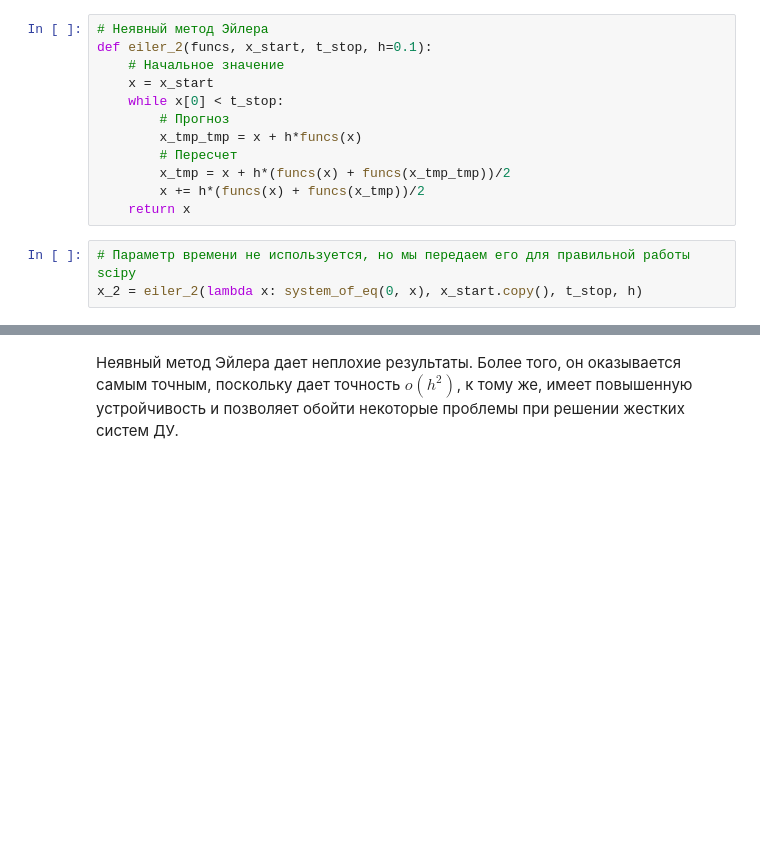
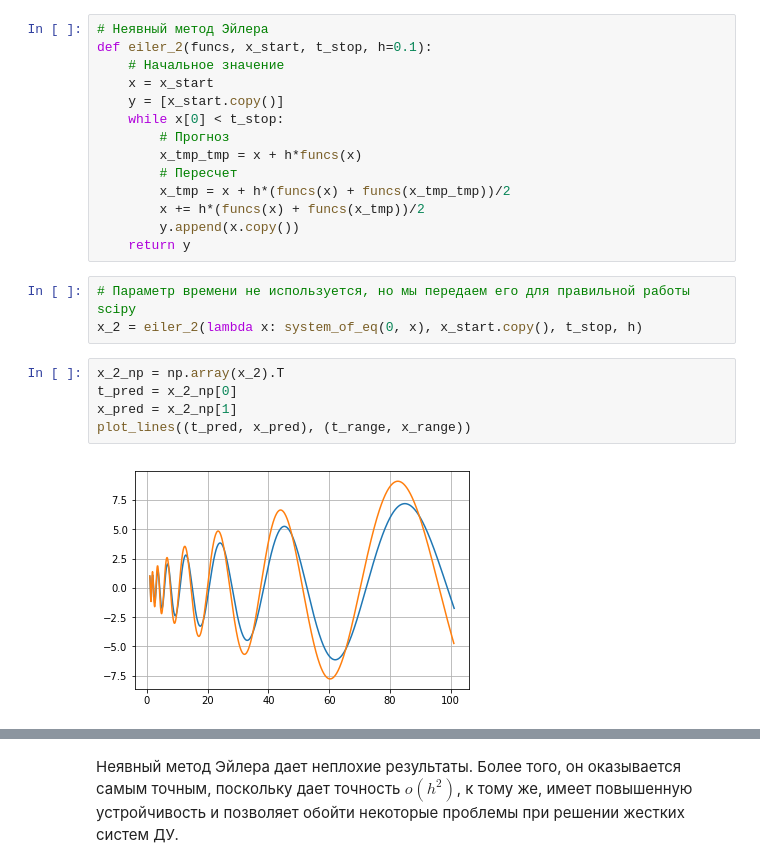
Before and after one commit to alekseik1/calc_math-labs, a Jupyter notebook: main.ipynb, the cells around one changed output, grey strips where cells are left out. Cells and saved outputs as stored; diff of their text form; blank space fills up the shorter version.

```diff
--- a/main.ipynb
+++ b/main.ipynb
@@ -79,14 +96,23 @@ compare_results(t_theor(t_stop), x_1[1])
 def eiler_2(funcs, x_start, t_stop, h=0.1):
     # Начальное значение
     x = x_start
+    y = [x_start.copy()]
     while x[0] < t_stop:
         # Прогноз
         x_tmp_tmp = x + h*funcs(x)
         # Пересчет
         x_tmp = x + h*(funcs(x) + funcs(x_tmp_tmp))/2
         x += h*(funcs(x) + funcs(x_tmp))/2
-    return x
+        y.append(x.copy())
+    return y
 # %%
 # Параметр времени не используется, но мы передаем его для правильной работы scipy
 x_2 = eiler_2(lambda x: system_of_eq(0, x), x_start.copy(), t_stop, h)
+# %%
+x_2_np = np.array(x_2).T
+t_pred = x_2_np[0]
+x_pred = x_2_np[1]
+plot_lines((t_pred, x_pred), (t_range, x_range))
+# %% [output]
+[figure, added]
 # %%
```
Also changed, not shown: parts of 13 cells of this notebook.
